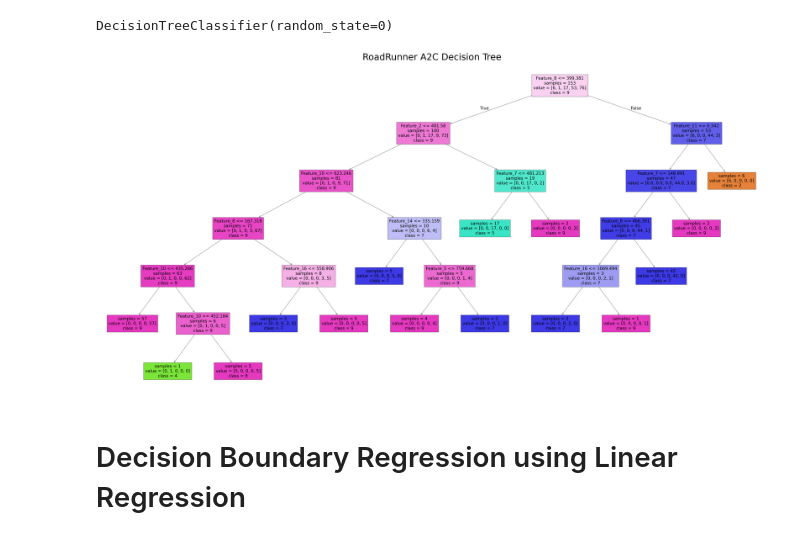
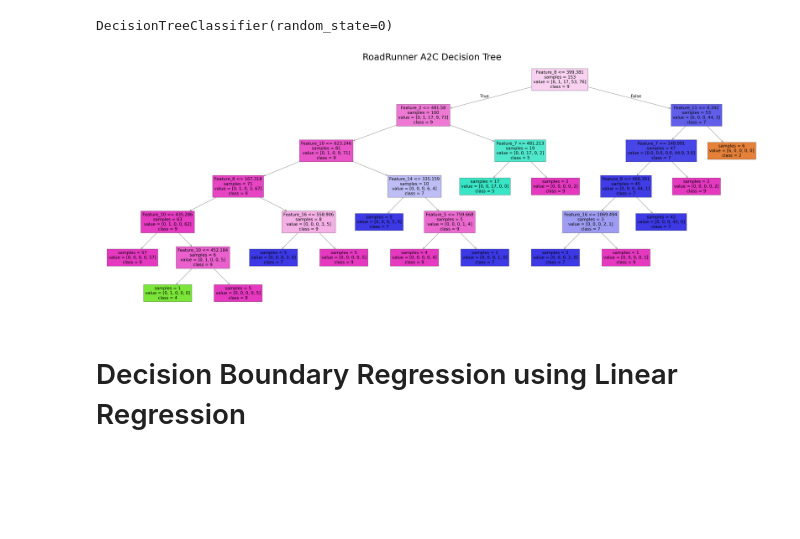
Before and after one commit to qyy752457002/Interpret-DRL-using-SHAP-Project, a Jupyter notebook: RoadRunner A2C.ipynb, the cells around one changed output. Cells and saved outputs as stored; diff of their text form; code cells hidden in the pictures; blank space fills up the shorter version.

```diff
--- a/RoadRunner A2C.ipynb
+++ b/RoadRunner A2C.ipynb
@@ -837,13 +837,13 @@ coefficient_names = [f'x{i+1}' for i in range(bd_X.shape[1])]
 class_names = [str(i) for i in np.unique(bd_Y)]
 # %%
 # Plot Decision Tree
-plt.figure(figsize=(80, 40))
+plt.figure(figsize=(80, 30))
 plot_tree(bd_DecisionTree, feature_names=feature_names, class_names=class_names, filled=True, impurity = False) # 柔和蓝绿色调)
 plt.title(r"RoadRunner A2C Decision Tree", fontsize=60)
 plt.savefig("./RoadRunner/a2c/RoadRunner_a2c_decision_tree.pdf", format="pdf", bbox_inches="tight")
 plt.show()
 # %% [output]
-[figure, old version]
+[figure, new version]
 # %% [markdown]
 # Decision Boundary Regression using Linear Regression
 # %%
```
Also changed, not shown: 13 other files.
